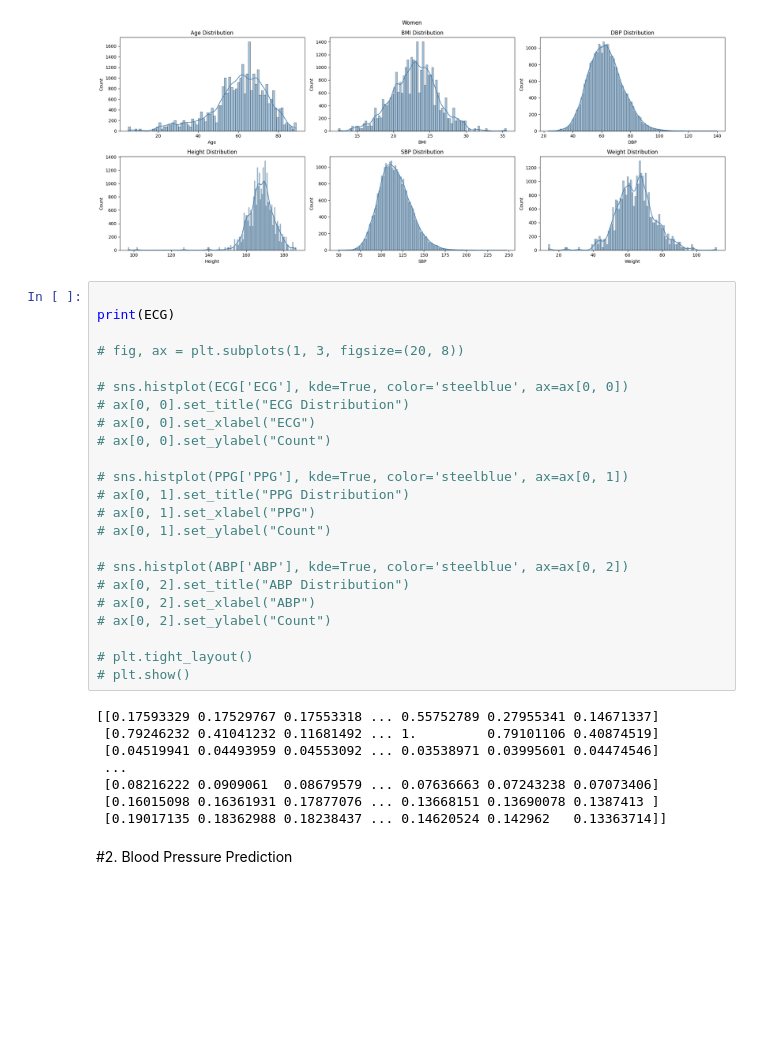
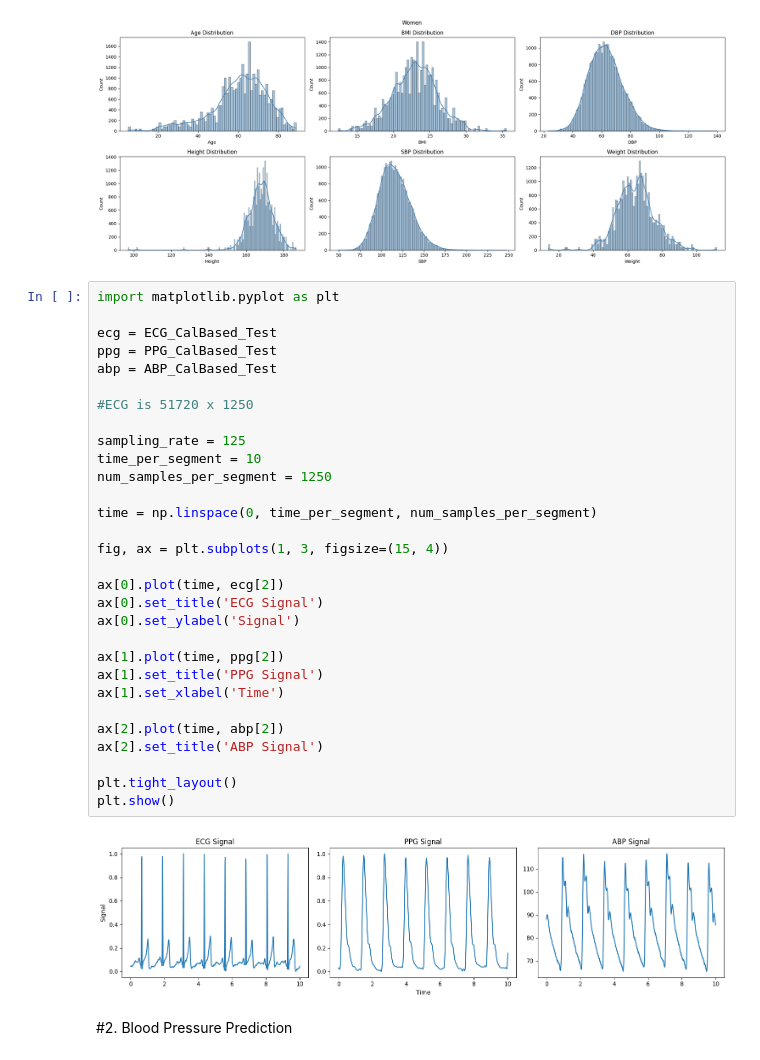
Before and after one commit to Shinyhunter95/math-data-science-course-Project4, a Jupyter notebook: Project4.ipynb, the cells around one changed output. Drawn from its saved outputs; the diff is of its cells as text; blank space fills up the shorter version.

```diff
--- a/Project4.ipynb
+++ b/Project4.ipynb
@@ -262,37 +262,38 @@ plt.show()
 Number of Men 21880 Number of Women 29840
 [figure]
 [figure]
-# %%
-
-print(ECG)
-
-# fig, ax = plt.subplots(1, 3, figsize=(20, 8))
-
-# sns.histplot(ECG['ECG'], kde=True, color='steelblue', ax=ax[0, 0])
-# ax[0, 0].set_title("ECG Distribution")
-# ax[0, 0].set_xlabel("ECG")
-# ax[0, 0].set_ylabel("Count")
-
-# sns.histplot(PPG['PPG'], kde=True, color='steelblue', ax=ax[0, 1])
-# ax[0, 1].set_title("PPG Distribution")
-# ax[0, 1].set_xlabel("PPG")
-# ax[0, 1].set_ylabel("Count")
-
-# sns.histplot(ABP['ABP'], kde=True, color='steelblue', ax=ax[0, 2])
-# ax[0, 2].set_title("ABP Distribution")
-# ax[0, 2].set_xlabel("ABP")
-# ax[0, 2].set_ylabel("Count")
-
-# plt.tight_layout()
-# plt.show()
-# %% [output]
-[[0.17593329 0.17529767 0.17553318 ... 0.55752789 0.27955341 0.14671337]
- [0.79246232 0.41041232 0.11681492 ... 1.         0.79101106 0.40874519]
- [0.04519941 0.04493959 0.04553092 ... 0.03538971 0.03995601 0.04474546]
- ...
- [0.08216222 0.0909061  0.08679579 ... 0.07636663 0.07243238 0.07073406]
- [0.16015098 0.16361931 0.17877076 ... 0.13668151 0.13690078 0.1387413 ]
- [0.19017135 0.18362988 0.18238437 ... 0.14620524 0.142962   0.13363714]]
+# %%
+import matplotlib.pyplot as plt
+
+ecg = ECG_CalBased_Test
+ppg = PPG_CalBased_Test
+abp = ABP_CalBased_Test
+
+#ECG is 51720 x 1250
+
+sampling_rate = 125
+time_per_segment = 10
+num_samples_per_segment = 1250
+
+time = np.linspace(0, time_per_segment, num_samples_per_segment)
+
+fig, ax = plt.subplots(1, 3, figsize=(15, 4))
+
+ax[0].plot(time, ecg[2])
+ax[0].set_title('ECG Signal')
+ax[0].set_ylabel('Signal')
+
+ax[1].plot(time, ppg[2])
+ax[1].set_title('PPG Signal')
+ax[1].set_xlabel('Time')
+
+ax[2].plot(time, abp[2])
+ax[2].set_title('ABP Signal')
+
+plt.tight_layout()
+plt.show()
+# %% [output]
+[figure, added]
 # %% [markdown]
 #2. Blood Pressure Prediction
 # %%
```
